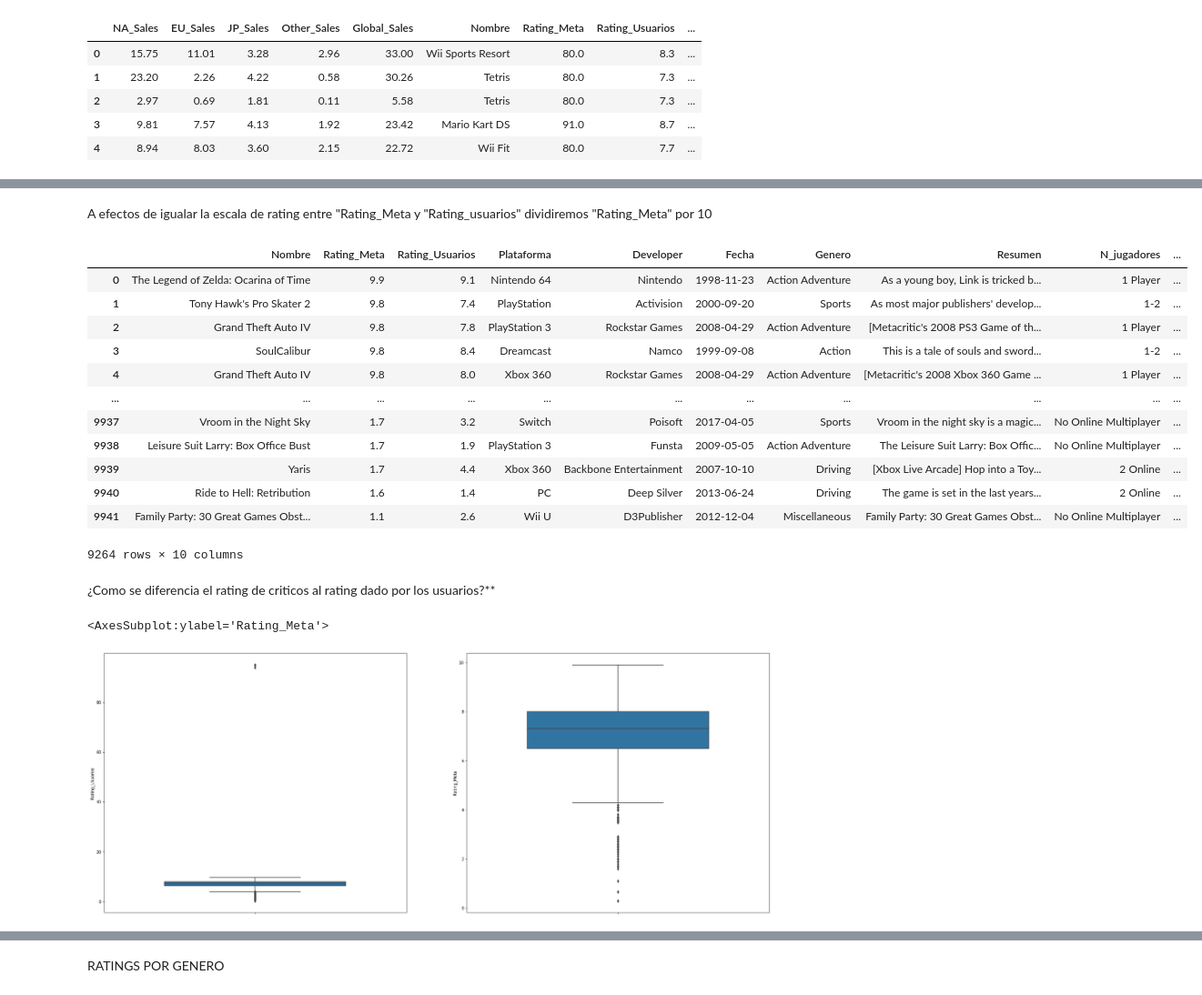
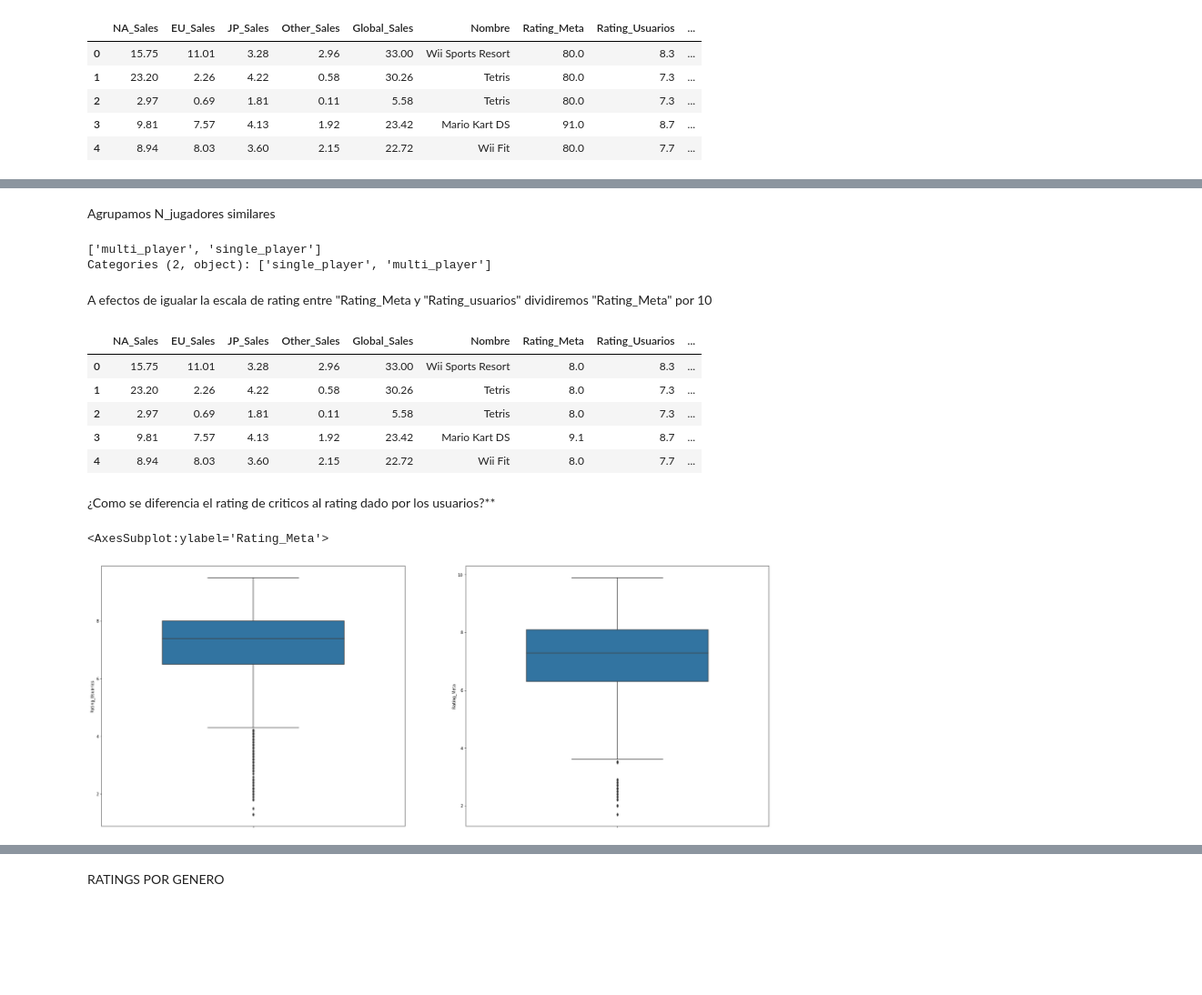
Before and after one commit to k-i-r-b-y/Proyecto-IMT2200-Crypto_world_fluctuation, a Jupyter notebook: proyecto_cd.ipynb, the cells around one changed output, grey strips where cells are left out. Shown at 91% size. Drawn from its saved outputs; the diff is of its cells as text; code cells hidden in the pictures; blank space fills up the shorter version.

```diff
--- a/proyecto_cd.ipynb
+++ b/proyecto_cd.ipynb
@@ -49,8 +50,10 @@ df_sales
 # %% [markdown]
 Unimos los dataframes por los nombres de los videojuegos y filtramos las columnas repetidas
 # %%
-df_rank_sales = df_sales.merge(df_games, left_on="Name", right_on="Nombre")
+df_rank_sales = df_sales.merge(df_games, left_on="Name", right_on="Nombre", how="inner")
 df_rank_sales.drop(columns=["Rank", "Name", "Platform", "Genre", "Publisher", "Year"], inplace=True)
+df_rank_sales.drop_duplicates(inplace=True)
+df_rank_sales.dropna(inplace=True)
 df_rank_sales
 # %% [output]
 |  | NA_Sales | EU_Sales | JP_Sales | Other_Sales | Global_Sales | Nombre | Rating_Meta | Rating_Usuarios | ... |
@@ -138,17 +166,13 @@ df_rank_sales.head()
 # %%
-df_games.replace({"Action Adventure", "Action RPG", "Shooter",
+df_rank_sales.replace({"Action Adventure", "Action RPG", "Shooter",
                   "Beat-'Em-Up", "Military", "GT / Street", "Fighting", "Racing"},"Action" ,inplace=True)
 
-df_games.replace({"Driving", "Flight", "Role-Playing", "Sim", "First-Person", "City Building", "Tycoon",
+df_rank_sales.replace({"Driving", "Flight", "Role-Playing", "Sim", "First-Person", "City Building", "Tycoon",
                   "Breeding/Constructing", "Virtual Life", "Sport", "Sports"},"Simulation" ,inplace=True)
 
-df_games.replace({"Miscellaneous", "Modern", "General", "Sci-Fi", "Japanese-Style", "Traditional", "2D", "Arcade",
+df_rank_sales.replace({"Miscellaneous", "Modern", "General", "Sci-Fi", "Japanese-Style", "Traditional", "2D", "Arcade",
                  "Third-Person", "Scrolling", "Alternative", "Music", "Massively Multiplayer Online","3D",
                   "Massively Multiplayer"},"Other" ,inplace=True)
 
-df_games.replace({"Open-World", "Fantasy", "Platformer", "Street", "Survival"},"Adventure" ,inplace=True)
-df_games.replace({"Puzzle", "Horror", "PC-style RPG", "Turn-Based", "Card Battle", "Real-Time", "Historic"},"Strategy" ,inplace=True)
+df_rank_sales.replace({"Open-World", "Fantasy", "Platformer", "Street", "Survival"},"Adventure" ,inplace=True)
+df_rank_sales.replace({"Puzzle", "Horror", "PC-style RPG", "Turn-Based", "Card Battle", "Real-Time", "Historic"},"Strategy" ,inplace=True)
-# %%
-a = df_rank_sales["N_jugadores"].unique()
-for x in a:
-    print(x)
@@ -173,29 +179,36 @@ Up to more than 64
+# %% [markdown]
+Agrupamos N_jugadores similares
+# %%
+n_jugadores = df_rank_sales["N_jugadores"].unique()
+for x in n_jugadores:
+    if x == "1 Player" == x :
+        df_rank_sales.replace({x},"single_player" ,inplace=True)
+    else:
+        df_rank_sales.replace({x},"multi_player" ,inplace=True)
+# %%
+df_rank_sales["N_jugadores"].unique()
+# %% [output]
+['multi_player', 'single_player']
+Categories (2, object): ['single_player', 'multi_player']
 # %% [markdown]
 A efectos de igualar la escala de rating entre "Rating_Meta y "Rating_usuarios" dividiremos "Rating_Meta" por 10
 # %%
-df_games["Rating_Meta"] = df_games["Rating_Meta"] / 10
-df_games
+df_rank_sales["Rating_Meta"] = df_rank_sales["Rating_Meta"] / 10
+df_rank_sales.head()
 # %% [output]
-|  | Nombre | Rating_Meta | Rating_Usuarios | Plataforma | Developer | Fecha | Genero | Resumen | N_jugadores | ... |
-| 0 | The Legend of Zelda: Ocarina of Time | 9.9 | 9.1 | Nintendo 64 | Nintendo | 1998-11-23 | Action Adventure | As a young boy, Link is tricked b... | 1 Player | ... |
-| 1 | Tony Hawk's Pro Skater 2 | 9.8 | 7.4 | PlayStation | Activision | 2000-09-20 | Sports | As most major publishers' develop... | 1-2 | ... |
-| 2 | Grand Theft Auto IV | 9.8 | 7.8 | PlayStation 3 | Rockstar Games | 2008-04-29 | Action Adventure | [Metacritic's 2008 PS3 Game of th... | 1 Player | ... |
-| 3 | SoulCalibur | 9.8 | 8.4 | Dreamcast | Namco | 1999-09-08 | Action | This is a tale of souls and sword... | 1-2 | ... |
-| 4 | Grand Theft Auto IV | 9.8 | 8.0 | Xbox 360 | Rockstar Games | 2008-04-29 | Action Adventure | [Metacritic's 2008 Xbox 360 Game ... | 1 Player | ... |
-| ... | ... | ... | ... | ... | ... | ... | ... | ... | ... | ... |
-| 9937 | Vroom in the Night Sky | 1.7 | 3.2 | Switch | Poisoft | 2017-04-05 | Sports | Vroom in the night sky is a magic... | No Online Multiplayer | ... |
-| 9938 | Leisure Suit Larry: Box Office Bust | 1.7 | 1.9 | PlayStation 3 | Funsta | 2009-05-05 | Action Adventure | The Leisure Suit Larry: Box Offic... | No Online Multiplayer | ... |
-| 9939 | Yaris | 1.7 | 4.4 | Xbox 360 | Backbone Entertainment | 2007-10-10 | Driving | [Xbox Live Arcade] Hop into a Toy... | 2 Online | ... |
-| 9940 | Ride to Hell: Retribution | 1.6 | 1.4 | PC | Deep Silver | 2013-06-24 | Driving | The game is set in the last years... | 2 Online | ... |
-| 9941 | Family Party: 30 Great Games Obst... | 1.1 | 2.6 | Wii U | D3Publisher | 2012-12-04 | Miscellaneous | Family Party: 30 Great Games Obst... | No Online Multiplayer | ... |
+|  | NA_Sales | EU_Sales | JP_Sales | Other_Sales | Global_Sales | Nombre | Rating_Meta | Rating_Usuarios | ... |
+| 0 | 15.75 | 11.01 | 3.28 | 2.96 | 33.00 | Wii Sports Resort | 8.0 | 8.3 | ... |
+| 1 | 23.20 | 2.26 | 4.22 | 0.58 | 30.26 | Tetris | 8.0 | 7.3 | ... |
+| 2 | 2.97 | 0.69 | 1.81 | 0.11 | 5.58 | Tetris | 8.0 | 7.3 | ... |
+| 3 | 9.81 | 7.57 | 4.13 | 1.92 | 23.42 | Mario Kart DS | 9.1 | 8.7 | ... |
+| 4 | 8.94 | 8.03 | 3.60 | 2.15 | 22.72 | Wii Fit | 8.0 | 7.7 | ... |
-9264 rows × 10 columns
 # %% [markdown]
 ¿Como se diferencia el rating de criticos al rating dado por los usuarios?**
 # %%
 fig, (ax, ax2) = plt.subplots(1,2, figsize=(30,12))
 
-sns.boxplot(data=df_games,y='Rating_Usuarios', width=0.6, ax=ax)
-sns.boxplot(data=df_games,y='Rating_Meta', width=0.6, ax=ax2)
+sns.boxplot(data=df_rank_sales,y='Rating_Usuarios', width=0.6, ax=ax)
+sns.boxplot(data=df_rank_sales,y='Rating_Meta', width=0.6, ax=ax2)
 # %% [output]
 <AxesSubplot:ylabel='Rating_Meta'>
-[figure, old version]
+[figure, new version]
```
Also changed, not shown: parts of 20 cells of this notebook.
